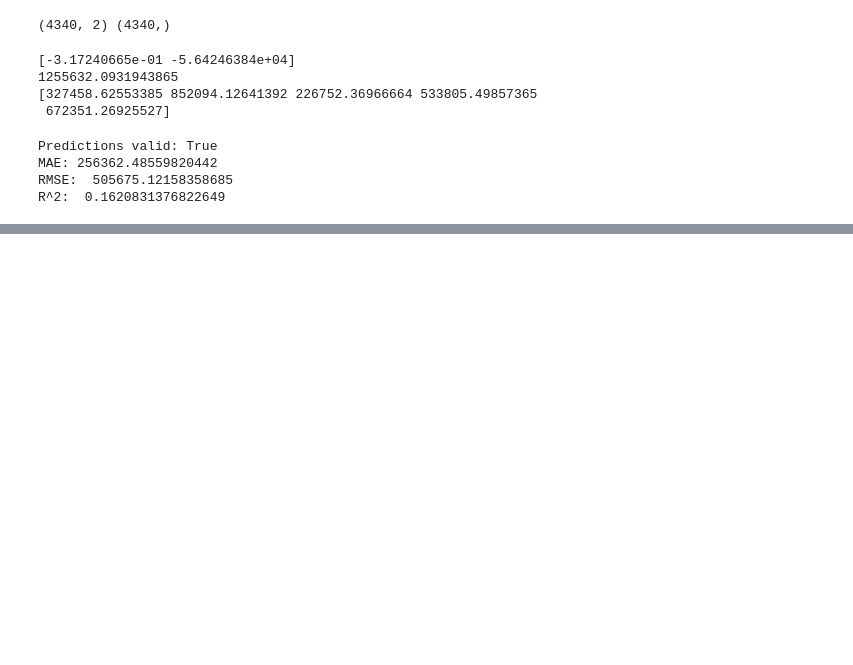
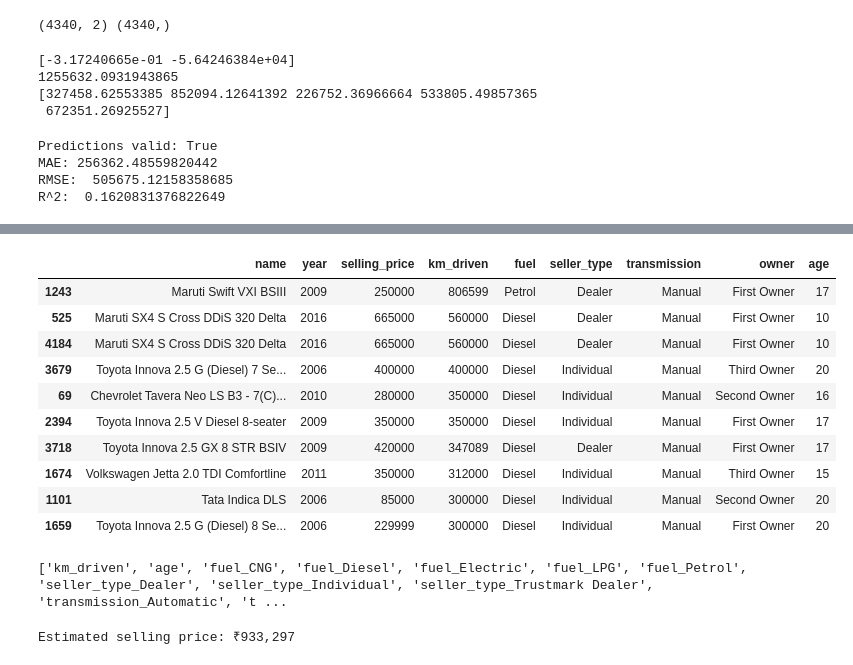
Before and after one commit to BanothSidharth/AIML, a Jupyter notebook: linear/car_price.ipynb, the cells around one changed output, grey strips where cells are left out. Cells and saved outputs as stored; diff of their text form; code cells hidden in the pictures; blank space fills up the shorter version.

```diff
--- a/linear/car_price.ipynb
+++ b/linear/car_price.ipynb
@@ -89,0 +156,14 @@ R^2:  0.1620831376822649
+# %%
+car_df.nlargest(10, 'km_driven')
+# %% [output]
+|  | name | year | selling_price | km_driven | fuel | seller_type | transmission | owner | age |
+| 1243 | Maruti Swift VXI BSIII | 2009 | 250000 | 806599 | Petrol | Dealer | Manual | First Owner | 17 |
+| 525 | Maruti SX4 S Cross DDiS 320 Delta | 2016 | 665000 | 560000 | Diesel | Dealer | Manual | First Owner | 10 |
+| 4184 | Maruti SX4 S Cross DDiS 320 Delta | 2016 | 665000 | 560000 | Diesel | Dealer | Manual | First Owner | 10 |
+| 3679 | Toyota Innova 2.5 G (Diesel) 7 Se... | 2006 | 400000 | 400000 | Diesel | Individual | Manual | Third Owner | 20 |
+| 69 | Chevrolet Tavera Neo LS B3 - 7(C)... | 2010 | 280000 | 350000 | Diesel | Individual | Manual | Second Owner | 16 |
+| 2394 | Toyota Innova 2.5 V Diesel 8-seater | 2009 | 350000 | 350000 | Diesel | Individual | Manual | First Owner | 17 |
+| 3718 | Toyota Innova 2.5 GX 8 STR BSIV | 2009 | 420000 | 347089 | Diesel | Dealer | Manual | First Owner | 17 |
+| 1674 | Volkswagen Jetta 2.0 TDI Comfortline | 2011 | 350000 | 312000 | Diesel | Individual | Manual | Third Owner | 15 |
+| 1101 | Tata Indica DLS | 2006 | 85000 | 300000 | Diesel | Individual | Manual | Second Owner | 20 |
+| 1659 | Toyota Innova 2.5 G (Diesel) 8 Se... | 2006 | 229999 | 300000 | Diesel | Individual | Manual | First Owner | 20 |
@@ -89,0 +173,4 @@ R^2:  0.1620831376822649
+# %%
+print(inputs.columns.tolist())
+# %% [output]
+['km_driven', 'age', 'fuel_CNG', 'fuel_Diesel', 'fuel_Electric', 'fuel_LPG', 'fuel_Petrol', 'seller_type_Dealer', 'seller_type_Individual', 'seller_type_Trustmark Dealer', 'transmission_Automatic', 't ...
@@ -89,0 +202,14 @@ R^2:  0.1620831376822649
+# %%
+
+price = predict_car_price(
+    km_driven=40000,
+    age=5,
+    fuel='Diesel',
+    seller_type='Dealer',
+    transmission='Manual',
+    owner='First Owner'
+)
+
+print(f"Estimated selling price: ₹{price:,}")
+# %% [output]
+Estimated selling price: ₹933,297
```
Also changed, not shown: parts of 10 cells of this notebook, 3 other files.
